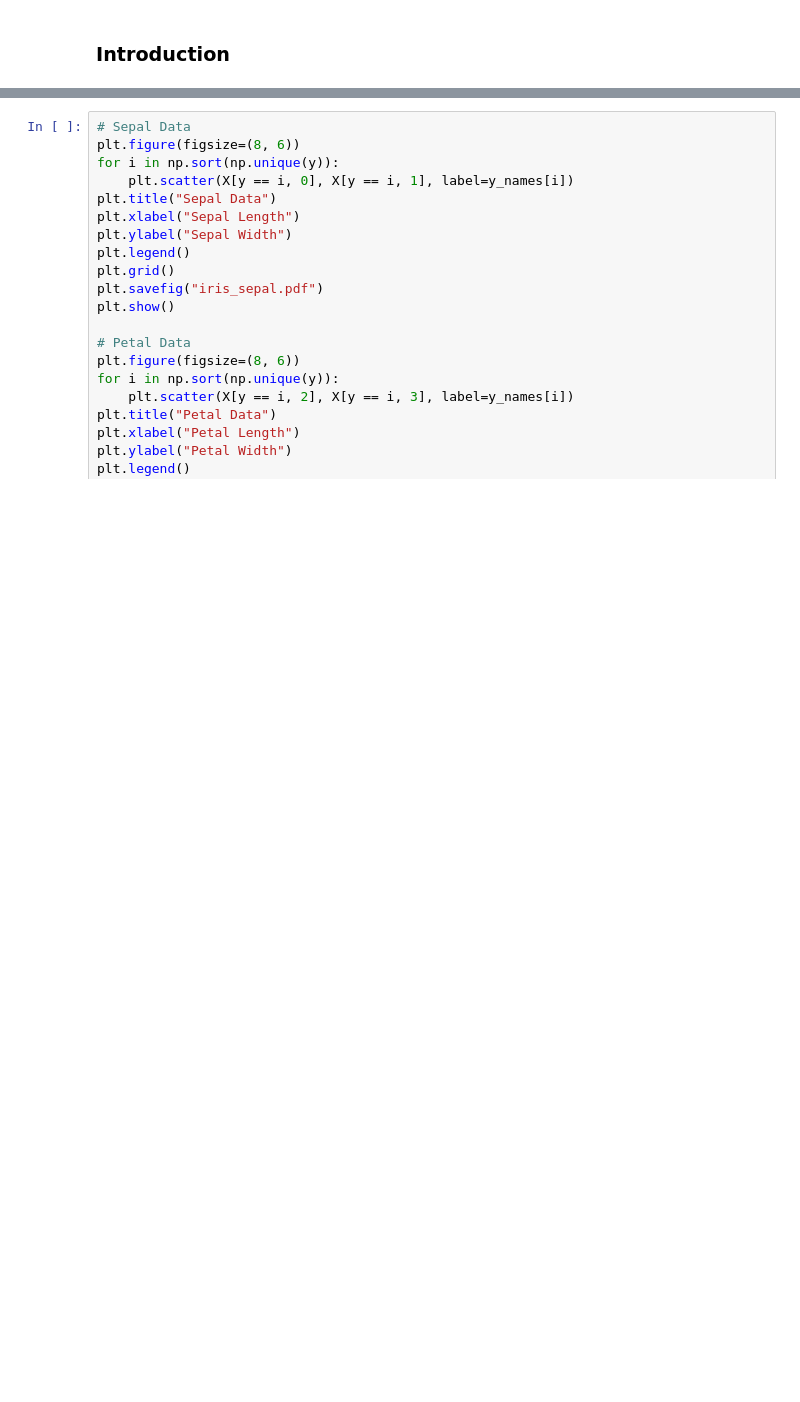
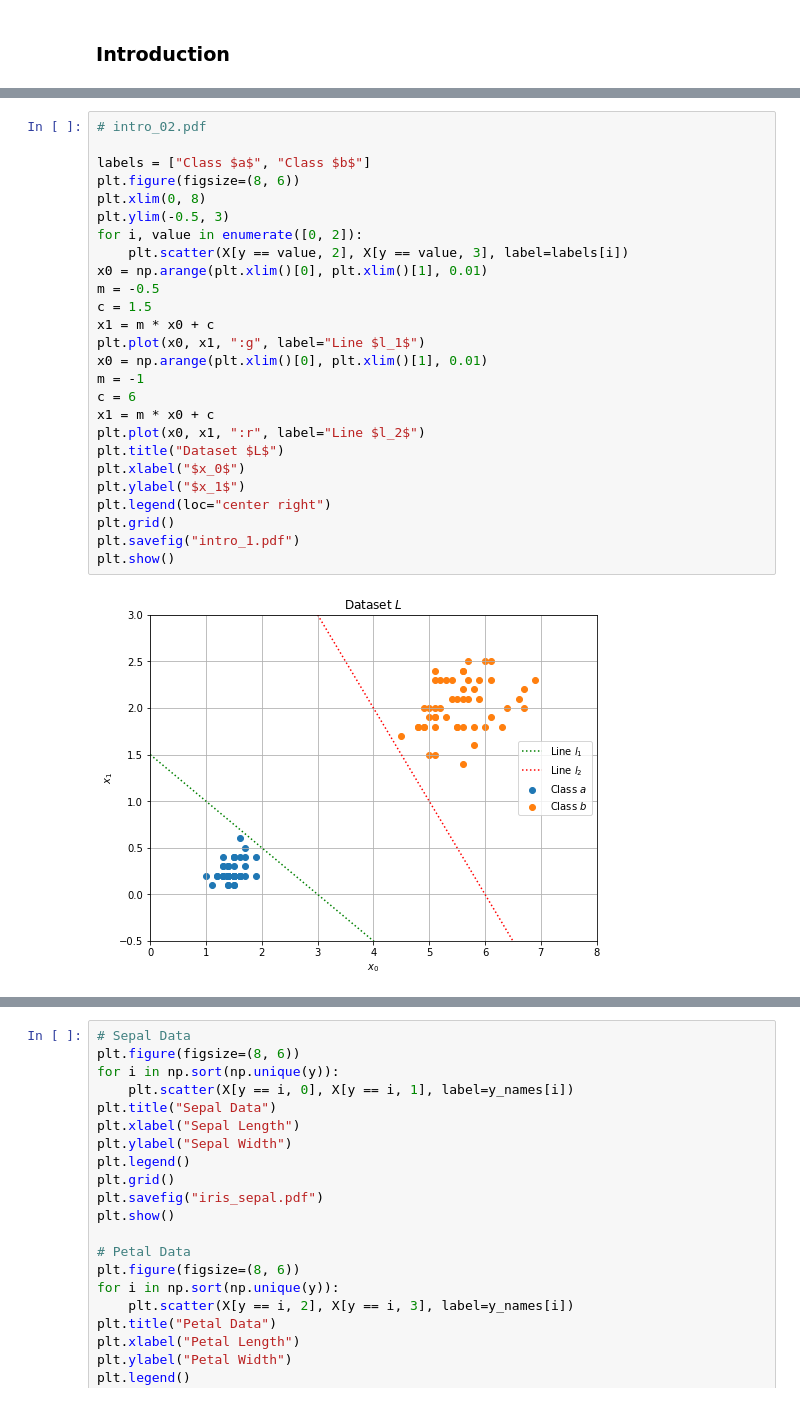
Before and after one commit to johnduffymsc/msc_comp0120project, a Jupyter notebook: COMP0120_Project_John_Duffy.ipynb, the cells around one changed output, grey strips where cells are left out. Cells and saved outputs as stored; diff of their text form; blank space fills up the shorter version.

```diff
--- a/COMP0120_Project_John_Duffy.ipynb
+++ b/COMP0120_Project_John_Duffy.ipynb
@@ -39,0 +43,28 @@ plt.show()
+# %%
+# intro_02.pdf
+
+labels = ["Class $a$", "Class $b$"]
+plt.figure(figsize=(8, 6))
+plt.xlim(0, 8)
+plt.ylim(-0.5, 3)
+for i, value in enumerate([0, 2]):
+    plt.scatter(X[y == value, 2], X[y == value, 3], label=labels[i])
+x0 = np.arange(plt.xlim()[0], plt.xlim()[1], 0.01)
+m = -0.5
+c = 1.5
+x1 = m * x0 + c
+plt.plot(x0, x1, ":g", label="Line $l_1$")
+x0 = np.arange(plt.xlim()[0], plt.xlim()[1], 0.01)
+m = -1
+c = 6
+x1 = m * x0 + c
+plt.plot(x0, x1, ":r", label="Line $l_2$")
+plt.title("Dataset $L$")
+plt.xlabel("$x_0$")
+plt.ylabel("$x_1$")
+plt.legend(loc="center right")
+plt.grid()
+plt.savefig("intro_1.pdf")
+plt.show()
+# %% [output]
+[figure, added]
```
Also changed, not shown: parts of 5 cells of this notebook, 1 other file.
